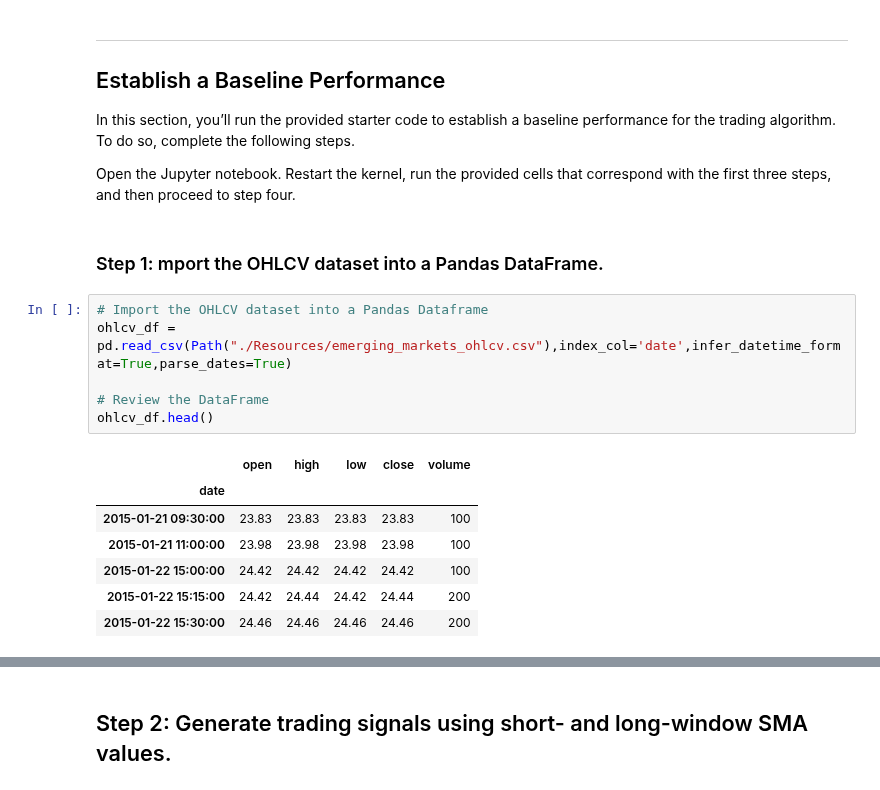
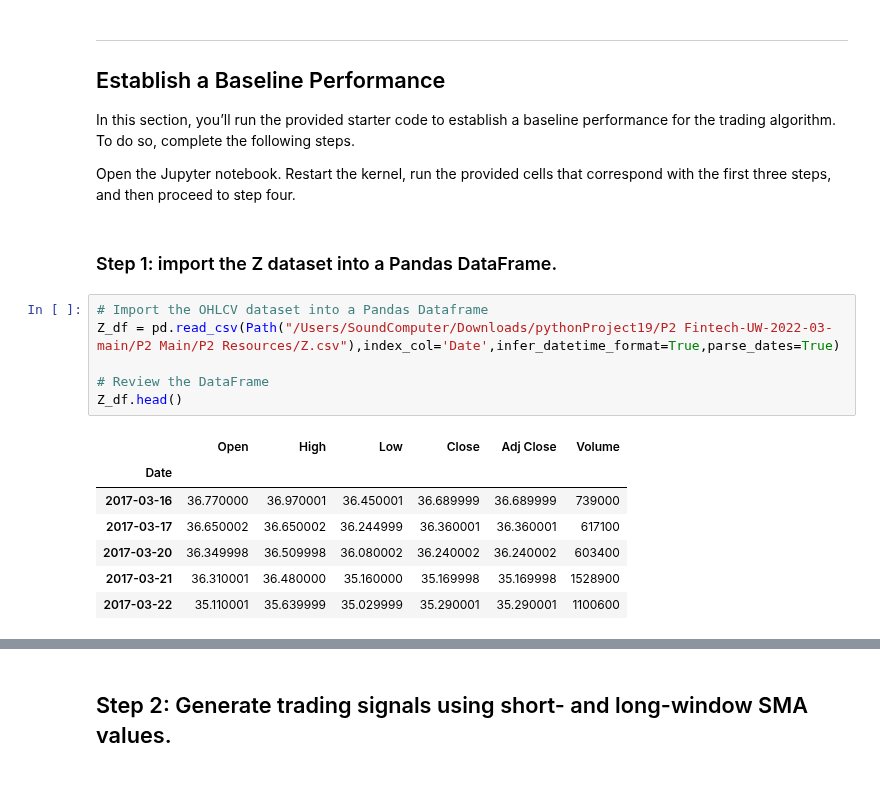
Before and after one commit to Phil-Hills/Project-2, a Jupyter notebook: machine_learning_trading_bot.ipynb, the cells around one changed output, grey strips where cells are left out. Drawn from its saved outputs; the diff is of its cells as text.

Commit message:
updated notebook
updated with Zillow data

```diff
--- a/machine_learning_trading_bot.ipynb
+++ b/machine_learning_trading_bot.ipynb
@@ -98,20 +94,20 @@ In this section, you’ll run the provided starter code to establish a baseline
 
 Open the Jupyter notebook. Restart the kernel, run the provided cells that correspond with the first three steps, and then proceed to step four.
 # %% [markdown]
-### Step 1: mport the OHLCV dataset into a Pandas DataFrame.
+### Step 1: import the Z dataset into a Pandas DataFrame.
 # %%
 # Import the OHLCV dataset into a Pandas Dataframe
-ohlcv_df = pd.read_csv(Path("./Resources/emerging_markets_ohlcv.csv"),index_col='date',infer_datetime_format=True,parse_dates=True)
+Z_df = pd.read_csv(Path("/Users/SoundComputer/Downloads/pythonProject19/P2 Fintech-UW-2022-03-main/P2 Main/P2 Resources/Z.csv"),index_col='Date',infer_datetime_format=True,parse_dates=True)
 
 # Review the DataFrame
-ohlcv_df.head()
+Z_df.head()
 # %% [output]
-|  | open | high | low | close | volume |
-| date |  |  |  |  |  |
-| 2015-01-21 09:30:00 | 23.83 | 23.83 | 23.83 | 23.83 | 100 |
-| 2015-01-21 11:00:00 | 23.98 | 23.98 | 23.98 | 23.98 | 100 |
-| 2015-01-22 15:00:00 | 24.42 | 24.42 | 24.42 | 24.42 | 100 |
-| 2015-01-22 15:15:00 | 24.42 | 24.44 | 24.42 | 24.44 | 200 |
-| 2015-01-22 15:30:00 | 24.46 | 24.46 | 24.46 | 24.46 | 200 |
+|  | Open | High | Low | Close | Adj Close | Volume |
+| Date |  |  |  |  |  |  |
+| 2017-03-16 | 36.770000 | 36.970001 | 36.450001 | 36.689999 | 36.689999 | 739000 |
+| 2017-03-17 | 36.650002 | 36.650002 | 36.244999 | 36.360001 | 36.360001 | 617100 |
+| 2017-03-20 | 36.349998 | 36.509998 | 36.080002 | 36.240002 | 36.240002 | 603400 |
+| 2017-03-21 | 36.310001 | 36.480000 | 35.160000 | 35.169998 | 35.169998 | 1528900 |
+| 2017-03-22 | 35.110001 | 35.639999 | 35.029999 | 35.290001 | 35.290001 | 1100600 |
 # %%
 # Filter the date index and close columns
```
Also changed, not shown: parts of 4 cells of this notebook.
